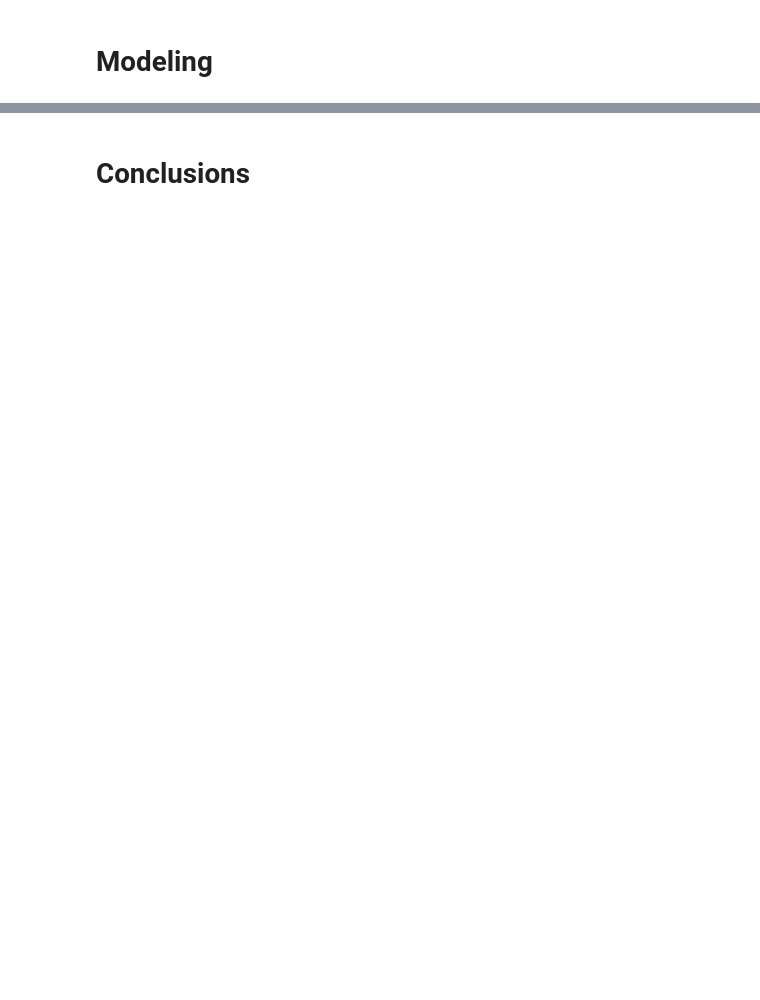
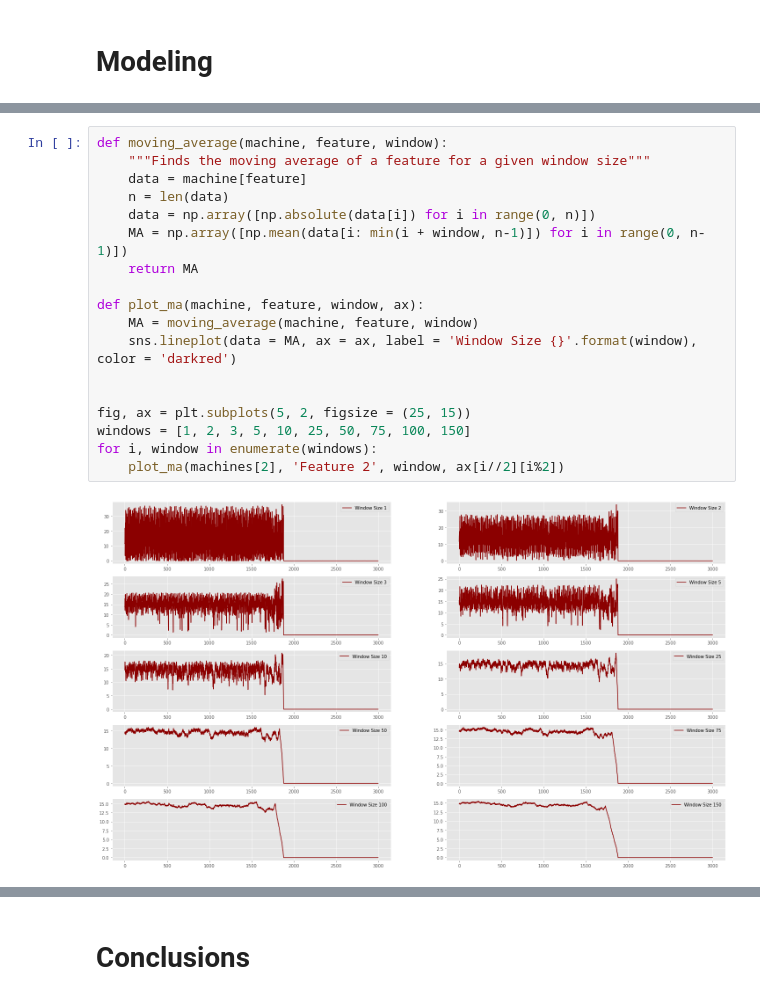
Before and after one commit to ethankim00/TimeSeriesAnalysis, a Jupyter notebook: data-science/Data_science_exercise.ipynb, the cells around one changed output, grey strips where cells are left out. Drawn from its saved outputs; the diff is of its cells as text; blank space fills up the shorter version.

```diff
--- a/data-science/Data_science_exercise.ipynb
+++ b/data-science/Data_science_exercise.ipynb
@@ -161,0 +214,20 @@ The timestamps are the same for each machine, and the intervals between measurem
+# %%
+def moving_average(machine, feature, window):
+    """Finds the moving average of a feature for a given window size"""
+    data = machine[feature]
+    n = len(data)
+    data = np.array([np.absolute(data[i]) for i in range(0, n)])
+    MA = np.array([np.mean(data[i: min(i + window, n-1)]) for i in range(0, n-1)])
+    return MA
+
+def plot_ma(machine, feature, window, ax):
+    MA = moving_average(machine, feature, window)
+    sns.lineplot(data = MA, ax = ax, label = 'Window Size {}'.format(window), color = 'darkred')
+
+
+fig, ax = plt.subplots(5, 2, figsize = (25, 15))
+windows = [1, 2, 3, 5, 10, 25, 50, 75, 100, 150]
+for i, window in enumerate(windows):
+    plot_ma(machines[2], 'Feature 2', window, ax[i//2][i%2])
+# %% [output]
+[figure, added]
```
Also changed, not shown: parts of 12 cells of this notebook, 4 other files.
